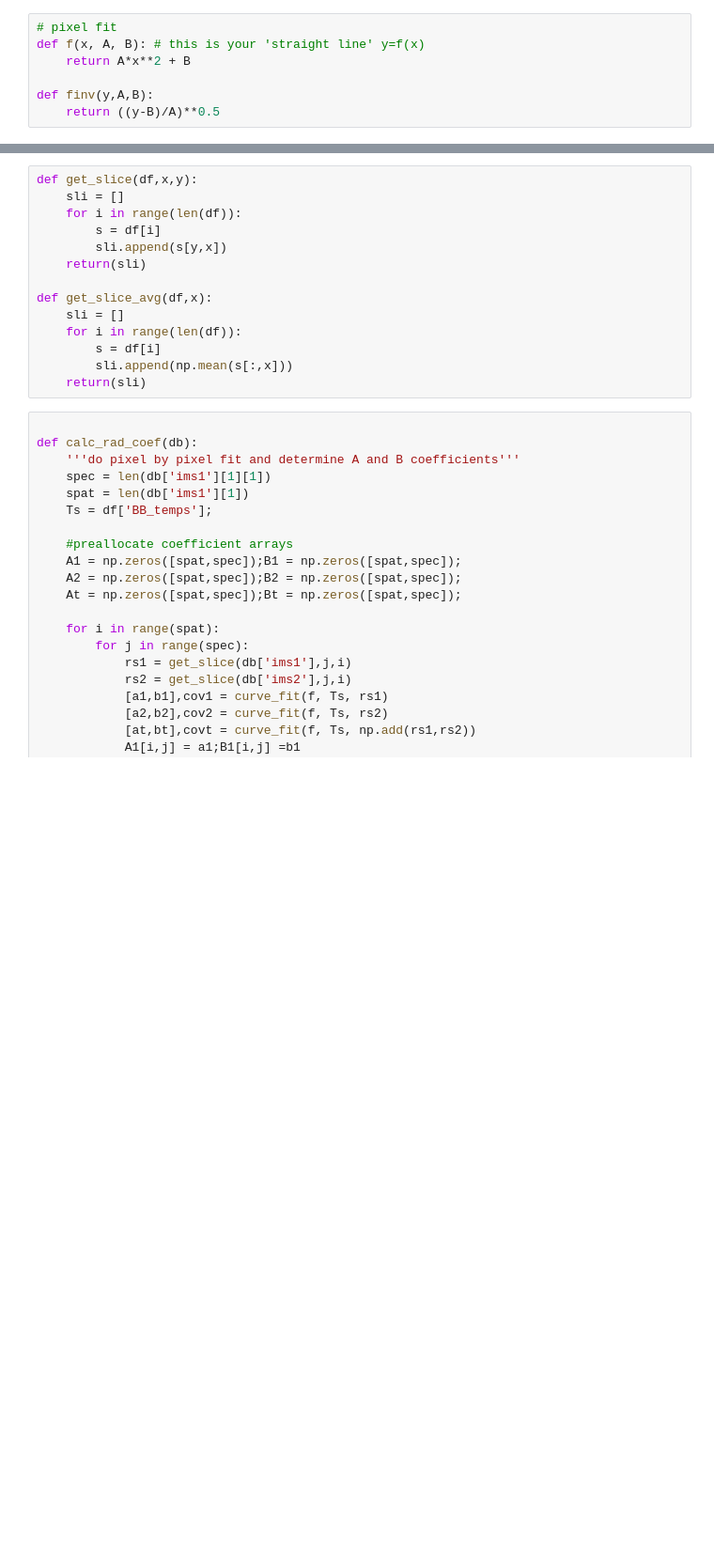
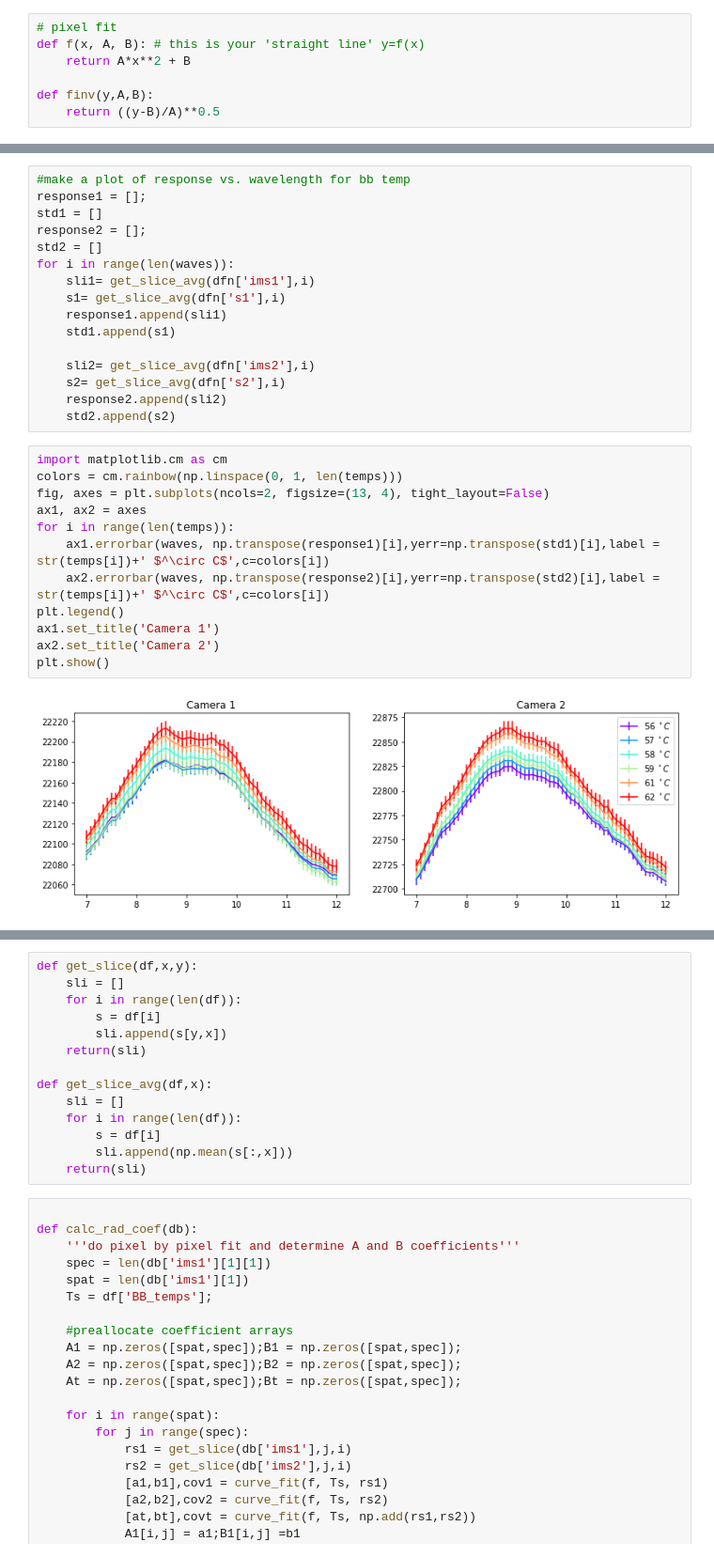
Before and after one commit to Polarization-Lab/IRCSP, a Jupyter notebook: calibration/calculate_LUT_with_NUC.ipynb, the cells around one changed output, grey strips where cells are left out. Shown at 94% size. Drawn from its saved outputs; the diff is of its cells as text; blank space fills up the shorter version.

```diff
--- a/calibration/calculate_LUT_with_NUC.ipynb
+++ b/calibration/calculate_LUT_with_NUC.ipynb
@@ -202,0 +207,30 @@ NameError: name 'get_slice_avg' is not defined
+# %%
+#make a plot of response vs. wavelength for bb temp
+response1 = [];
+std1 = []
+response2 = [];
+std2 = []
+for i in range(len(waves)):
+    sli1= get_slice_avg(dfn['ims1'],i)
+    s1= get_slice_avg(dfn['s1'],i)
+    response1.append(sli1)
+    std1.append(s1)
+
+    sli2= get_slice_avg(dfn['ims2'],i)
+    s2= get_slice_avg(dfn['s2'],i)
+    response2.append(sli2)
+    std2.append(s2)
+# %%
+import matplotlib.cm as cm
+colors = cm.rainbow(np.linspace(0, 1, len(temps)))
+fig, axes = plt.subplots(ncols=2, figsize=(13, 4), tight_layout=False)
+ax1, ax2 = axes
+for i in range(len(temps)):
+    ax1.errorbar(waves, np.transpose(response1)[i],yerr=np.transpose(std1)[i],label = str(temps[i])+' $^\circ C$',c=colors[i])
+    ax2.errorbar(waves, np.transpose(response2)[i],yerr=np.transpose(std2)[i],label = str(temps[i])+' $^\circ C$',c=colors[i])
+plt.legend()
+ax1.set_title('Camera 1')
+ax2.set_title('Camera 2')
+plt.show()
+# %% [output]
+[figure, added]
```
Also changed, not shown: parts of 25 cells of this notebook, 4 other files.
